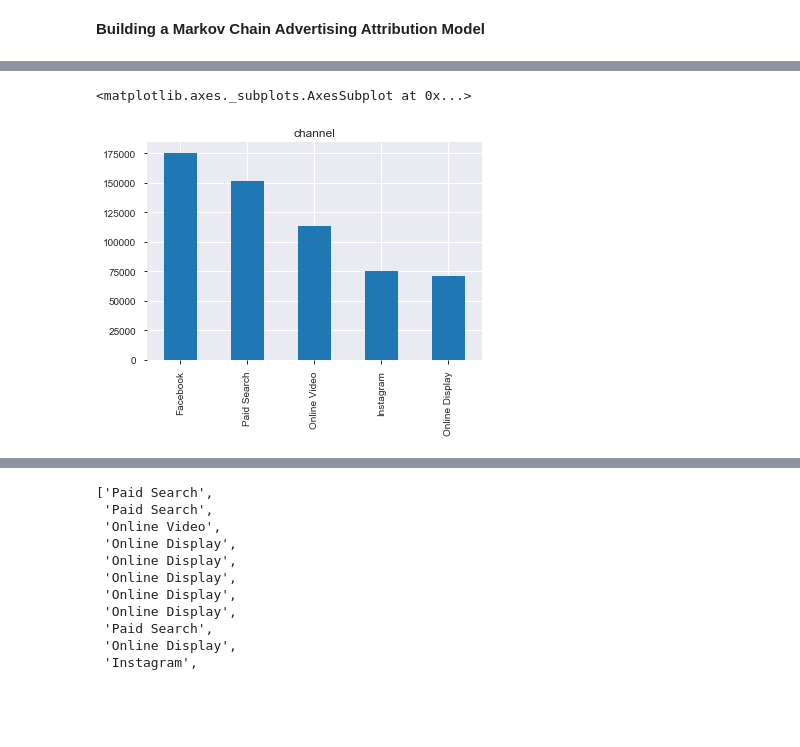
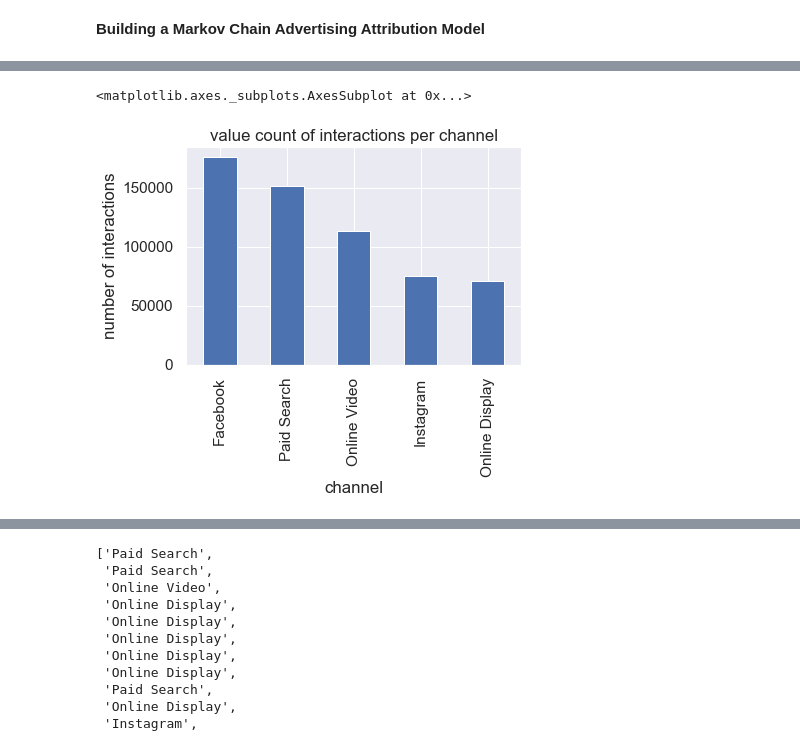
Before and after one commit to MahimaKaushiva/Building-an-attribution-model-using-Markov-Chain, a Jupyter notebook: Untitled.ipynb, the cells around one changed output, grey strips where cells are left out. Saved outputs shown, nothing was run; the diff lists cells and outputs as text; code cells hidden in the pictures; blank space fills up the shorter version.

```diff
--- a/Untitled.ipynb
+++ b/Untitled.ipynb
@@ -35,11 +35,13 @@ df.head()
 | 3 | 00000FkCnDfDDf0iC97iC703B | 2018-07-29 07:44:51+00:00 | impression | 0 | 0.0 | Online Display |
 | 4 | 0000nACkD9nFkBBDECD3ki00E | 2018-07-03 09:44:57+00:00 | impression | 0 | 0.0 | Paid Search |
 # %%
-plt.title('channel')
+plt.title('value count of interactions per channel')
+plt.ylabel('number of interactions')
+plt.xlabel('channel')
 df['channel'].value_counts().plot.bar()
 # %% [output]
 <matplotlib.axes._subplots.AxesSubplot at 0x...>
-[figure, old version]
+[figure, new version]
 # %%
 # creating a new column to indicate the order of touch-points for each user
 
```
Also changed, not shown: parts of 1 cell of this notebook.
